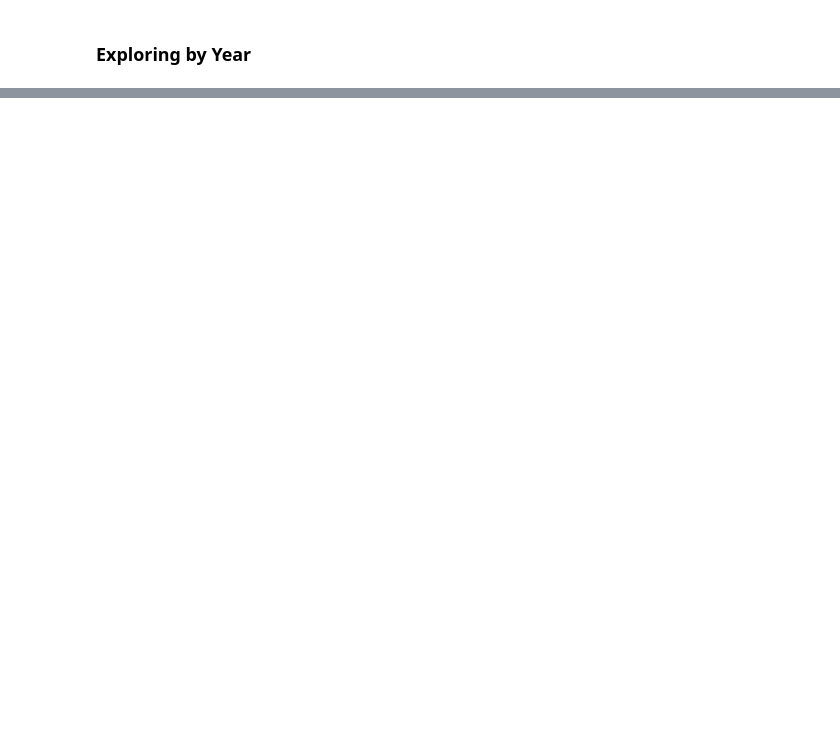
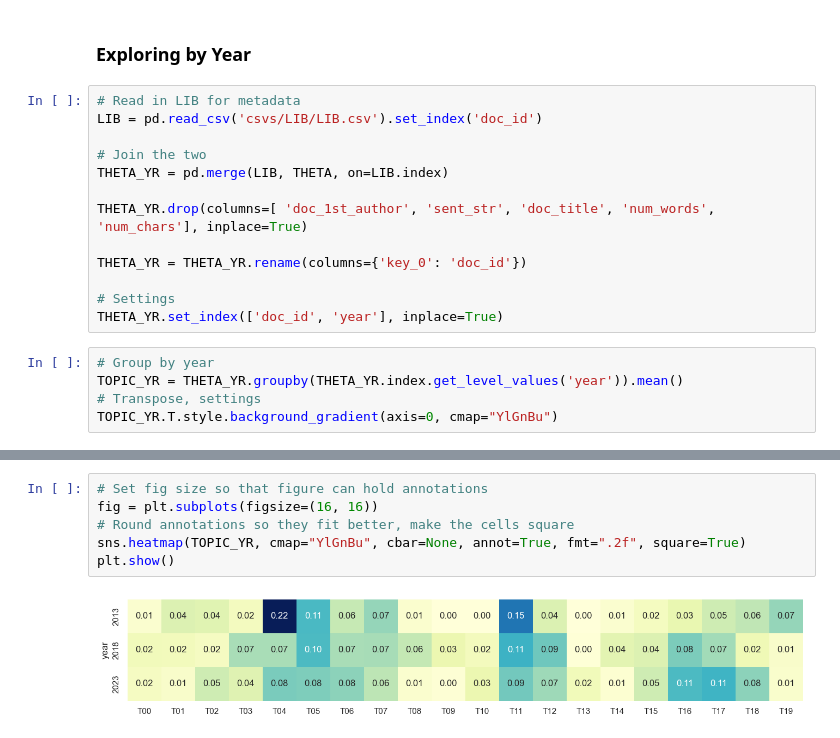
Before and after one commit to caroline-kranefuss/evolving_sentiment_climate, a Jupyter notebook: notebooks/LDA.ipynb, the cells around one changed output, grey strips where cells are left out. Saved outputs shown, nothing was run; the diff lists cells and outputs as text; blank space fills up the shorter version.

```diff
--- a/notebooks/LDA.ipynb
+++ b/notebooks/LDA.ipynb
@@ -266,2 +271,20 @@ plt.show()
 # %% [markdown]
 ### Exploring by Year
+# %%
+# Read in LIB for metadata
+LIB = pd.read_csv('csvs/LIB/LIB.csv').set_index('doc_id')
+
+# Join the two
+THETA_YR = pd.merge(LIB, THETA, on=LIB.index)
+
+THETA_YR.drop(columns=[ 'doc_1st_author', 'sent_str', 'doc_title', 'num_words', 'num_chars'], inplace=True)
+
+THETA_YR = THETA_YR.rename(columns={'key_0': 'doc_id'})
+
+# Settings
+THETA_YR.set_index(['doc_id', 'year'], inplace=True)
+# %%
+# Group by year
+TOPIC_YR = THETA_YR.groupby(THETA_YR.index.get_level_values('year')).mean()
+# Transpose, settings
+TOPIC_YR.T.style.background_gradient(axis=0, cmap="YlGnBu")
@@ -267,0 +309,8 @@ plt.show()
+# %%
+# Set fig size so that figure can hold annotations
+fig = plt.subplots(figsize=(16, 16))
+# Round annotations so they fit better, make the cells square
+sns.heatmap(TOPIC_YR, cmap="YlGnBu", cbar=None, annot=True, fmt=".2f", square=True)
+plt.show()
+# %% [output]
+[figure, added]
```
Also changed, not shown: parts of 10 cells of this notebook, 3 other files.
